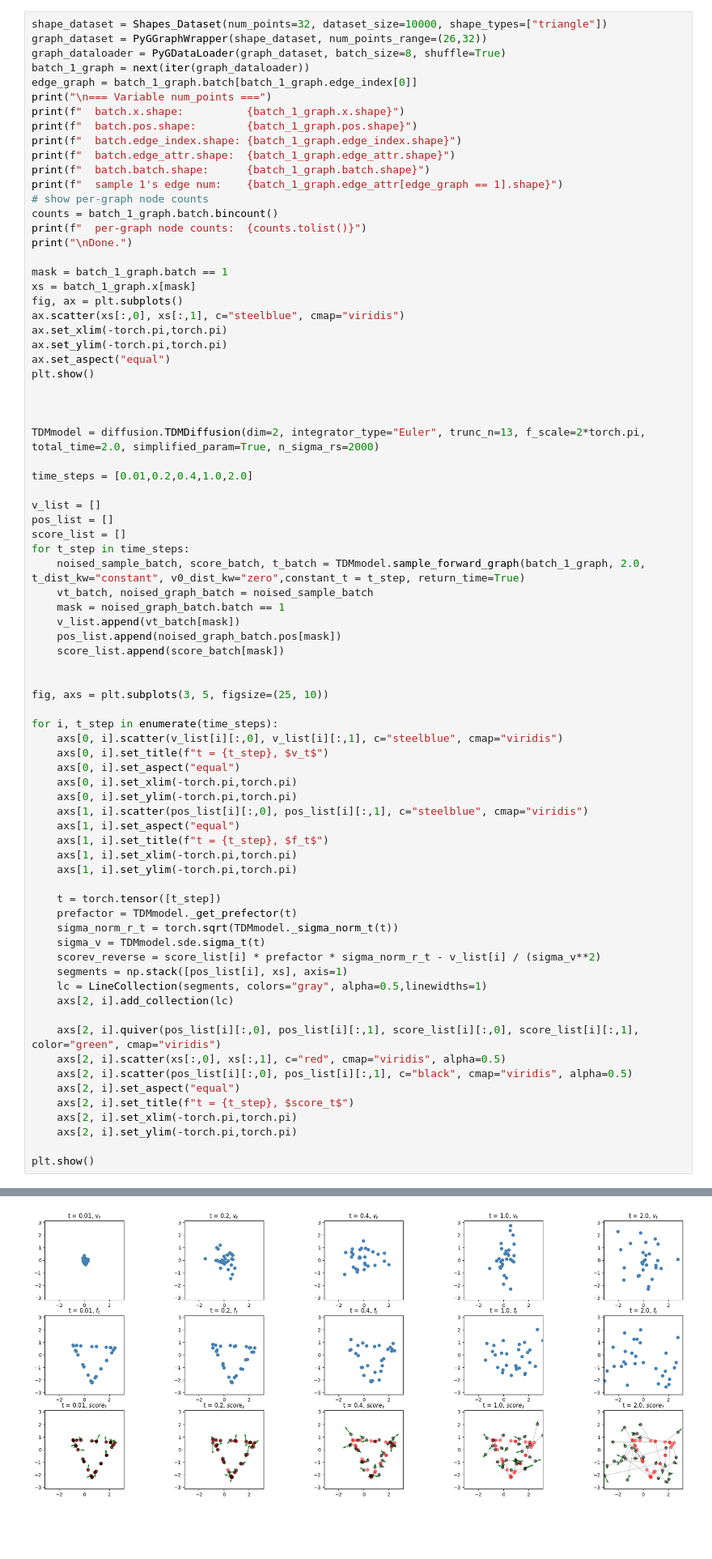
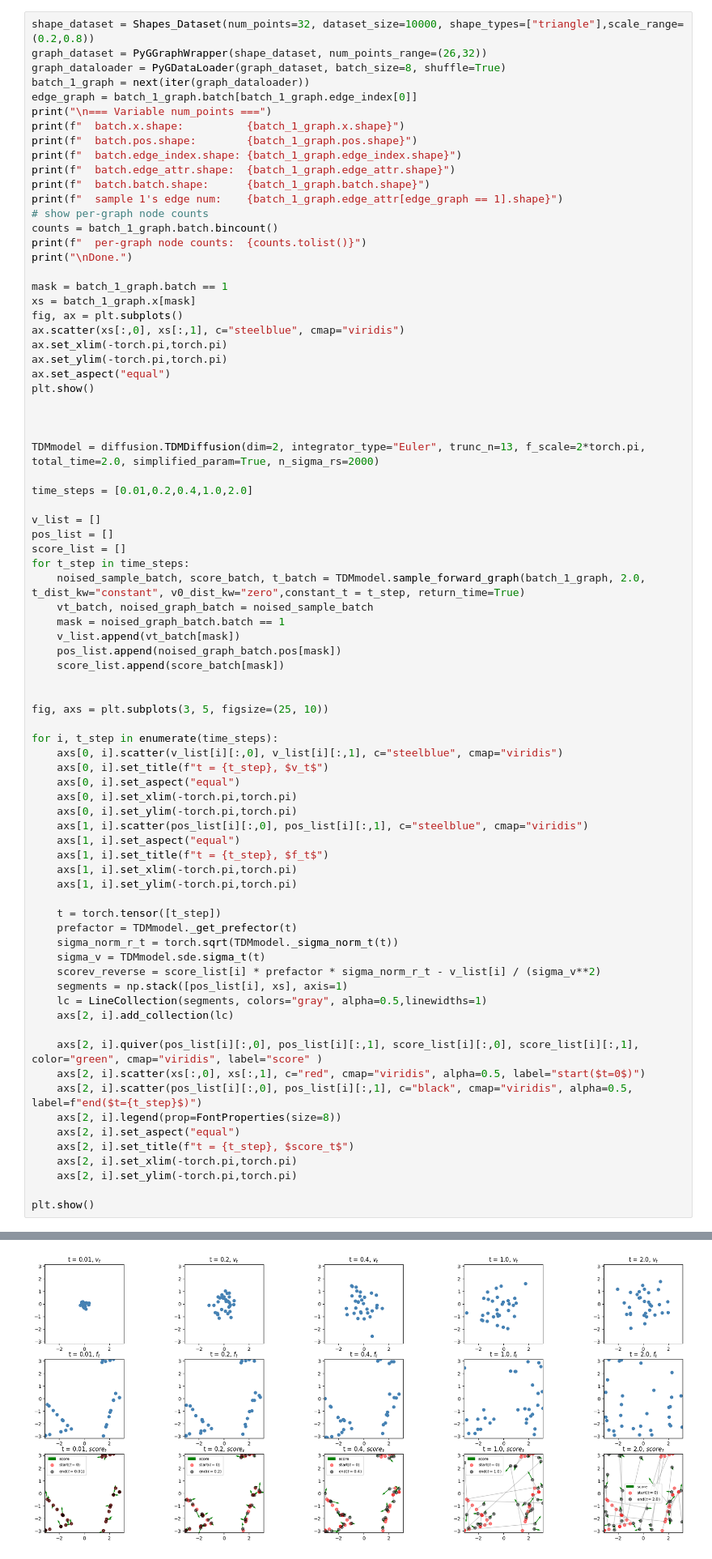
Before and after one commit to MateosCz/diffusion-playground, a Jupyter notebook: shape_analysis.ipynb, the cells around one changed output, grey strips where cells are left out. Shown at 81% size. Cells and saved outputs as stored; diff of their text form; blank space fills up the shorter version.

```diff
--- a/shape_analysis.ipynb
+++ b/shape_analysis.ipynb
@@ -24,7 +25,7 @@ print(torch.cuda.is_available())
 /Users/jizho/project_codes/diffusion-playground
 False
 # %%
-shape_dataset = Shapes_Dataset(num_points=32, dataset_size=10000, shape_types=["triangle"])
+shape_dataset = Shapes_Dataset(num_points=32, dataset_size=10000, shape_types=["triangle"],scale_range=(0.2,0.8))
 graph_dataset = PyGGraphWrapper(shape_dataset, num_points_range=(26,32))
 graph_dataloader = PyGDataLoader(graph_dataset, batch_size=8, shuffle=True)
 batch_1_graph = next(iter(graph_dataloader))
@@ -91,9 +92,10 @@ for i, t_step in enumerate(time_steps):
     lc = LineCollection(segments, colors="gray", alpha=0.5,linewidths=1)
     axs[2, i].add_collection(lc)
 
-    axs[2, i].quiver(pos_list[i][:,0], pos_list[i][:,1], score_list[i][:,0], score_list[i][:,1], color="green", cmap="viridis")
-    axs[2, i].scatter(xs[:,0], xs[:,1], c="red", cmap="viridis", alpha=0.5)
-    axs[2, i].scatter(pos_list[i][:,0], pos_list[i][:,1], c="black", cmap="viridis", alpha=0.5)
+    axs[2, i].quiver(pos_list[i][:,0], pos_list[i][:,1], score_list[i][:,0], score_list[i][:,1], color="green", cmap="viridis", label="score" )
+    axs[2, i].scatter(xs[:,0], xs[:,1], c="red", cmap="viridis", alpha=0.5, label="start($t=0$)")
+    axs[2, i].scatter(pos_list[i][:,0], pos_list[i][:,1], c="black", cmap="viridis", alpha=0.5, label=f"end($t={t_step}$)")
+    axs[2, i].legend(prop=FontProperties(size=8))
     axs[2, i].set_aspect("equal")
     axs[2, i].set_title(f"t = {t_step}, $score_t$")
     axs[2, i].set_xlim(-torch.pi,torch.pi)
@@ -115,4 +117,4 @@ Done.
-[figure, old version]
+[figure, new version]
 # %% [markdown]
 ## Load the model and backward sampling
 # %%
```
Also changed, not shown: parts of 9 cells of this notebook, 3 other files.
